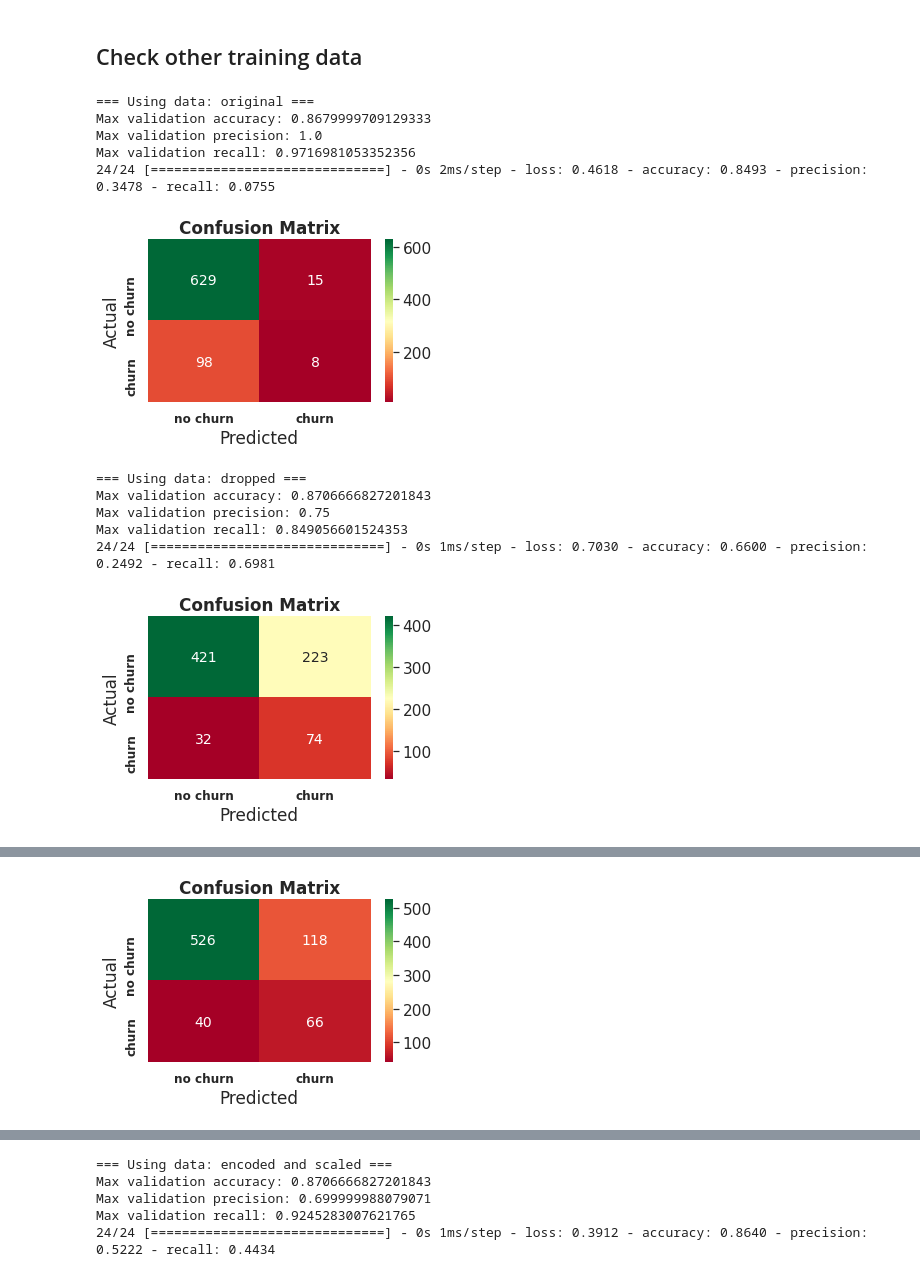
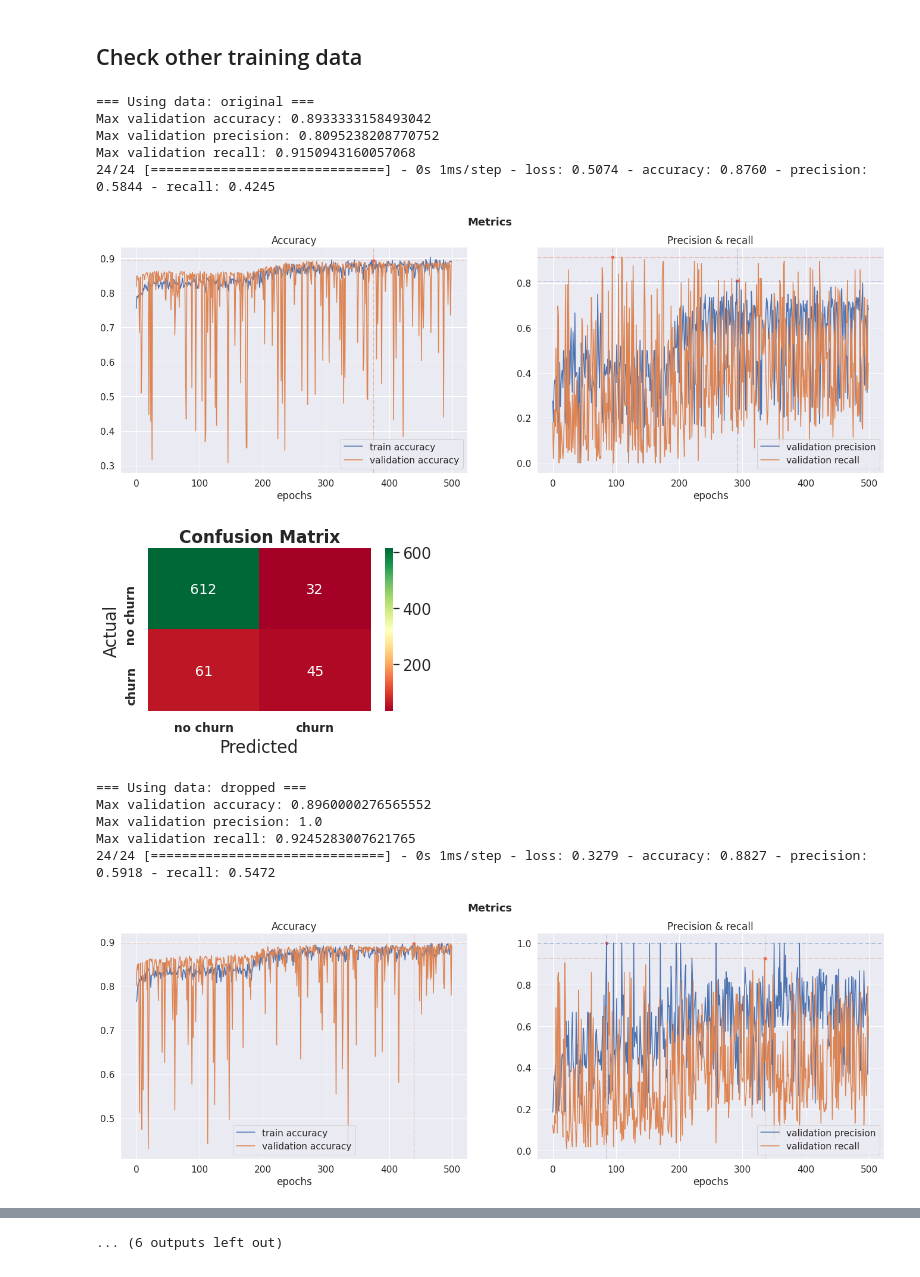
Before and after one commit to Parn1984/AIDA-Project-Team-C, a Jupyter notebook: Neural_Network_classification_simple.ipynb, the cells around one changed output, grey strips where cells are left out. Saved outputs shown, nothing was run; the diff lists cells and outputs as text; code cells hidden in the pictures.

Commit message:
Added confusion matrix plots for recommended model Updated simple neural network jupyter notebook with different data input approaches and trying sigmoid of hidden lyer activation

```diff
--- a/Neural_Network_classification_simple.ipynb
+++ b/Neural_Network_classification_simple.ipynb
@@ -51,7 +51,7 @@ y_train type: <class 'pandas.core.series.Series'>
 # %%
 from tensorflow.keras.optimizers import Adam
 
-optimizer= Adam(0.0001)
+optimizer= Adam(0.005)
 # %%
 model = build_model(input_shape=20, hidden_shapes=[32], hidden_activation='relu',
                     opt=optimizer, dropout=0.0, loss='binary_crossentropy')
@@ -77,7 +75,7 @@ _________________________________________________________________
 # %% [markdown]
 ## Fit simple model
 # %%
-epo = 100
+epo = 1000
 
 history = model.fit(x_train, y_train, epochs=epo, validation_data=(x_val, y_val), verbose=1)
 # %% [output]
@@ -139,0 +109,2 @@ Min loss: 0.3600762188434601
+# %%
+plot_learning_curves_opt(history)
@@ -139,0 +113,2 @@ Min loss: 0.3600762188434601
+# %%
+plot_learning_loss(history)
@@ -186,32 +164,36 @@ weighted avg       0.82      0.85      0.83       750
 # %% [markdown]
    ## Check other training data
 # %%
+epo = 500
+
 for input in list(data_dict.keys()):
     print('=== Using data:', input, '===')
     x_train, x_test, x_val, y_train, y_test, y_val = get_bulk_inst(data_dict, key)
 
-    chk_model = build_model_seq(input_shape=20, hidden_shapes=[32], hidden_activation='relu',
+    chk_model = build_model(input_shape=20, hidden_shapes=[32], hidden_activation='relu',
                     opt='adam', dropout=0.0, loss='binary_crossentropy')
 
     history = chk_model.fit(x_train, y_train, epochs=epo, validation_data=(x_val, y_val), verbose=0)
     print('Max validation accuracy:', max(history.history['val_accuracy']))
     print('Max validation precision:', max(history.history['val_precision']))
     print('Max validation recall:', max(history.history['val_recall']))
     y_pred = chk_model.predict(x_test)
     y_pred = np.where(y_pred<=threshold, 0, 1)
     chk_model.evaluate(x_test, y_test)
+    plot_learning_curves_opt(history)
     plot_confusion_matrix(y_test, y_pred, cmap='RdYlGn', normalize=None)
     print('\n')
 # %% [output]
 === Using data: original ===
-Max validation accuracy: 0.8679999709129333
-Max validation precision: 1.0
-Max validation recall: 0.9716981053352356
-24/24 [==============================] - 0s 2ms/step - loss: 0.4618 - accuracy: 0.8493 - precision: 0.3478 - recall: 0.0755
+Max validation accuracy: 0.8933333158493042
+Max validation precision: 0.8095238208770752
+Max validation recall: 0.9150943160057068
+24/24 [==============================] - 0s 1ms/step - loss: 0.5074 - accuracy: 0.8760 - precision: 0.5844 - recall: 0.4245
-[figure, old version]
+[figure, new version]
+[figure, new version]
 === Using data: dropped ===
-Max validation accuracy: 0.8706666827201843
-Max validation precision: 0.75
-Max validation recall: 0.849056601524353
-24/24 [==============================] - 0s 1ms/step - loss: 0.7030 - accuracy: 0.6600 - precision: 0.2492 - recall: 0.6981
+Max validation accuracy: 0.8960000276565552
+Max validation precision: 1.0
+Max validation recall: 0.9245283007621765
+24/24 [==============================] - 0s 1ms/step - loss: 0.3279 - accuracy: 0.8827 - precision: 0.5918 - recall: 0.5472
-[figure, old version]
+[figure, new version]
@@ -223 +205,0 @@ Max validation recall: 0.9433962106704712
-[figure, old version]
@@ -230,5 +215 @@ Max validation recall: 0.9056603908538818
-=== Using data: encoded and scaled ===
-Max validation accuracy: 0.8706666827201843
-Max validation precision: 0.699999988079071
-Max validation recall: 0.9245283007621765
-24/24 [==============================] - 0s 1ms/step - loss: 0.3912 - accuracy: 0.8640 - precision: 0.5222 - recall: 0.4434
+... (6 outputs left out)
```
Also changed, not shown: parts of 26 cells of this notebook, 2 other files.
